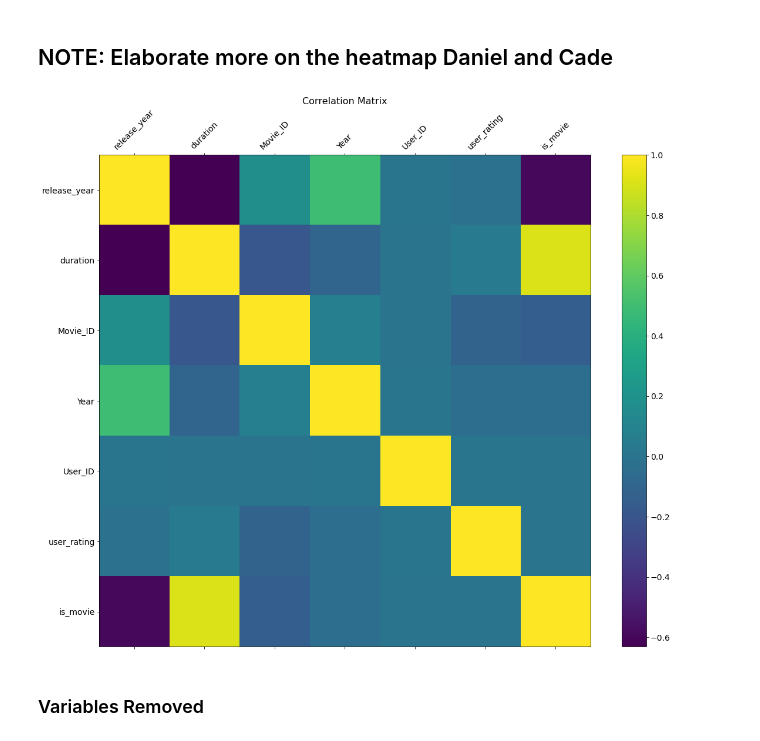
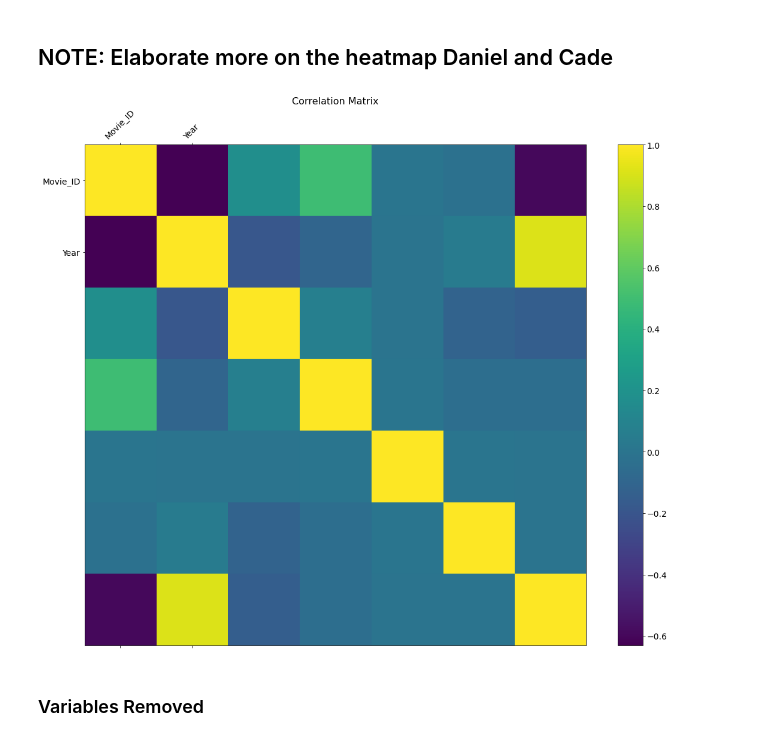
Before and after one commit to cmong42/fundamentalsRecommenderSystems, a Jupyter notebook: Model Building.ipynb, the cells around one changed output. Saved outputs shown, nothing was run; the diff lists cells and outputs as text; code cells hidden in the pictures.

```diff
--- a/Model Building.ipynb
+++ b/Model Building.ipynb
@@ -216,13 +216,13 @@ plt.show()
 # %%
 f = plt.figure(figsize=(19, 15))
 plt.matshow(df.corr(), fignum=f.number)
-plt.xticks(range(df.select_dtypes(['number']).shape[1]), df.select_dtypes(['number']).columns, fontsize=14, rotation=45)
-plt.yticks(range(df.select_dtypes(['number']).shape[1]), df.select_dtypes(['number']).columns, fontsize=14)
+plt.xticks(range(df2.select_dtypes(['number']).shape[1]), df2.select_dtypes(['number']).columns, fontsize=14, rotation=45)
+plt.yticks(range(df2.select_dtypes(['number']).shape[1]), df2.select_dtypes(['number']).columns, fontsize=14)
 cb = plt.colorbar()
 cb.ax.tick_params(labelsize=14)
 plt.title('Correlation Matrix', fontsize=16);
 # %% [output]
-[figure, old version]
+[figure, new version]
 # %% [markdown]
 ### Variables Removed
 # %% [markdown]
```
Also changed, not shown: parts of 22 cells of this notebook.
